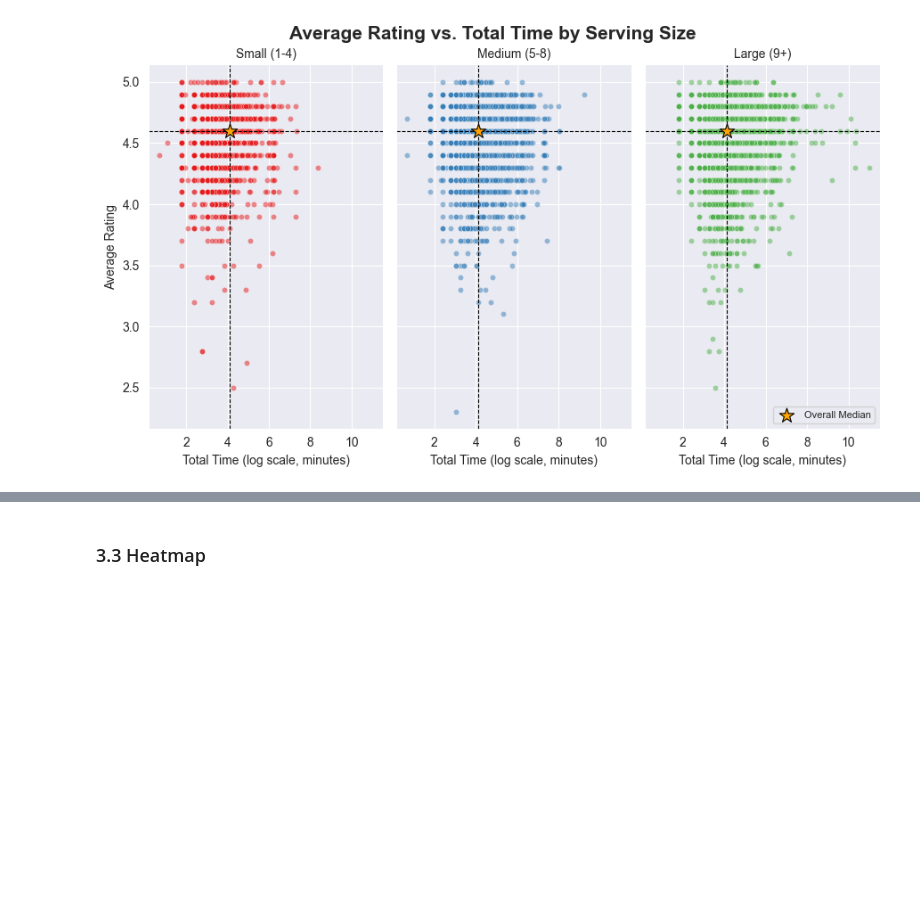
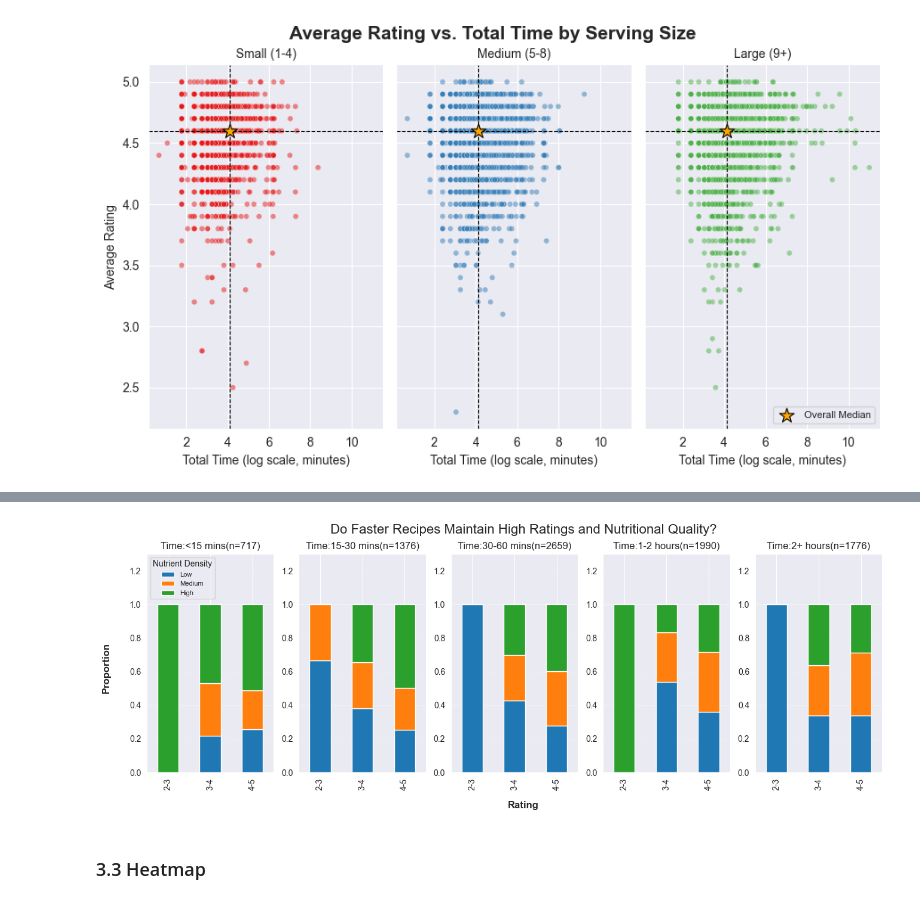
Before and after one commit to Capacesse/NUS-Allrecipes-DataAnalysis-2026, a Jupyter notebook: main_project.ipynb, the cells around one changed output, grey strips where cells are left out. Saved outputs shown, nothing was run; the diff lists cells and outputs as text; code cells hidden in the pictures; blank space fills up the shorter version.

```diff
--- a/main_project.ipynb
+++ b/main_project.ipynb
@@ -364,2 +569,53 @@ plt.show()
+# %%
+# Create time bins
+df_filtered["time_bin"] = pd.cut(
+   df_filtered["total_time"],
+   bins=[0, 15, 30, 60, 120, np.inf],
+   labels=['<15 mins', '15-30 mins', '30-60 mins', '1-2 hours', '2+ hours']
+)
+# Create rating bins
+df_filtered["rating_bin"] = pd.cut(
+   df_filtered["avg_rating"],
+   bins=[0, 2, 3, 4, 5],
+   labels=["0-2", "2-3", "3-4", "4-5"],
+   ordered=True
+)
+# Create nutrient density per serving grps
+df_filtered["nutrient_density_group"] = pd.cut(
+   df_filtered["nutrient_density_per_serving"],
+   bins=[0, 0.05, 0.1, 1.0],
+   labels=["Low", "Medium", "High"]
+)
+# Removal of missing values in the time bins
+time_categories = df_filtered["time_bin"].cat.categories
+
+
+fig, axes = plt.subplots(1, len(time_categories), figsize=(15, 5))
+fig.suptitle("Do Faster Recipes Maintain High Ratings and Nutritional Quality?", fontsize=16)
+
+
+# Loop over all time bins
+for i in range(len(time_categories)):
+   time_cat = time_categories[i]
+   subplot = axes[i]
+   subset = df_filtered[df_filtered["time_bin"] == time_cat]
+   contingency_table = pd.crosstab( subset["rating_bin"], subset["nutrient_density_group"], normalize="index")
+   contingency_table.plot( kind="bar",stacked=True,ax=subplot)
+   subplot.set(title="Time:" + str(time_cat) + "(n=" + str(len(subset))+")", xlabel="", ylabel="")
+   subplot.grid(axis="y", linestyle="--", alpha=0.5)
+   subplot.set_ylim(0, 1.30)
+   if i > 0:
+       subplot.legend().remove()
+   else:
+       subplot.legend(title="Nutrient Density", loc="upper left", fontsize=8)
+
+plt.subplots_adjust(left=0.08, bottom=0.15)
+# Adding shared axis labels (so each one doesn't have)
+fig.text(0.5, 0.03, 'Rating', ha='center', fontsize=12, fontweight='bold')
+fig.text(0.03, 0.5, 'Proportion', va='center', rotation='vertical', fontsize=12, fontweight='bold')
+
+plt.show()
+# %% [output]
+[figure, added]
 # %% [markdown]
 ### 3.3 Heatmap
```
Also changed, not shown: parts of 28 cells of this notebook, 1 other file.
